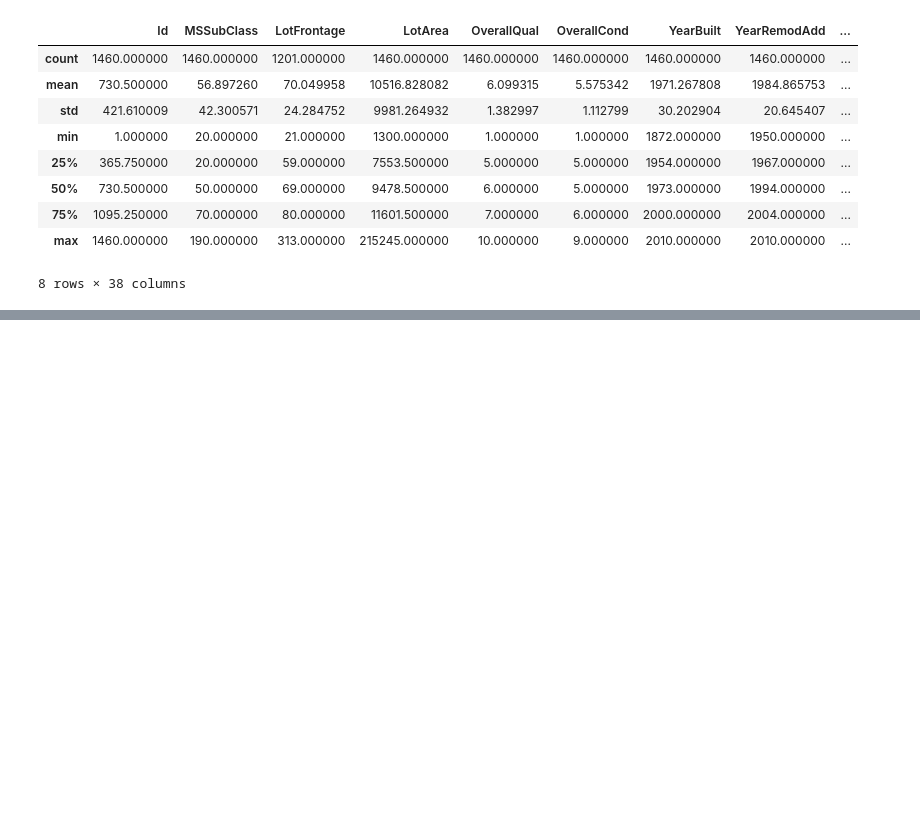
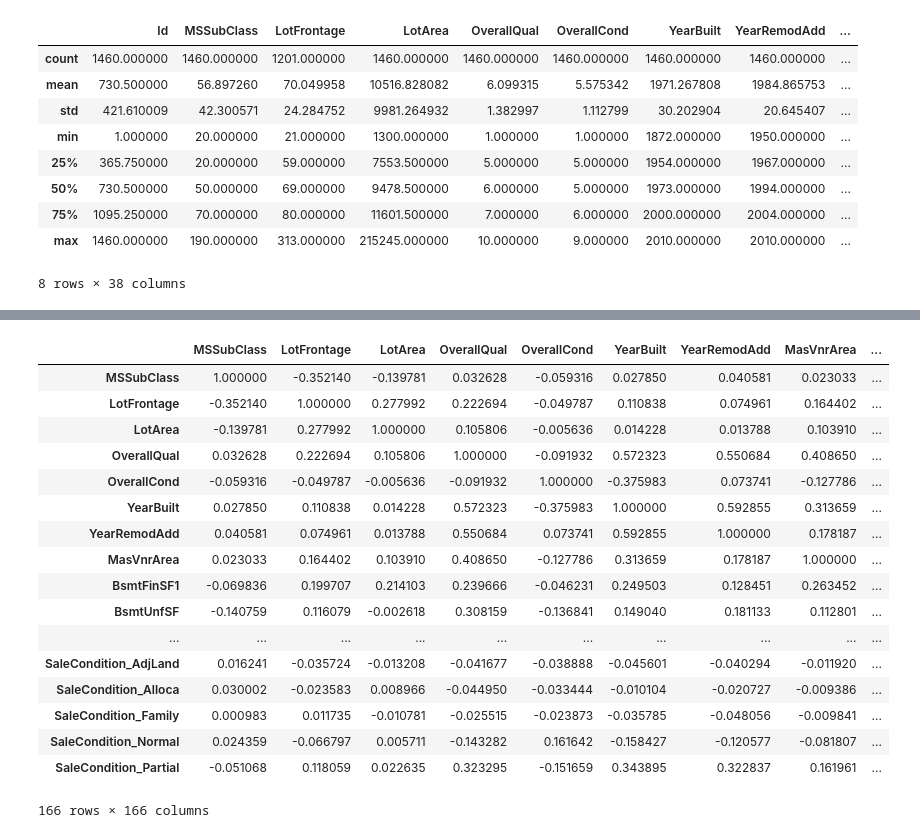
Before and after one commit to LycheeLisa/AnalyticsComp, a Jupyter notebook: Housing Competition.ipynb, the cells around one changed output, grey strips where cells are left out. Saved outputs shown, nothing was run; the diff lists cells and outputs as text; code cells hidden in the pictures; blank space fills up the shorter version.

```diff
--- a/Housing Competition.ipynb
+++ b/Housing Competition.ipynb
@@ -108,0 +216,28 @@ house_data_no_string
+# %%
+correlated_columns = ['Id', 'GarageArea', 'BsmtFinSF2', 'LowQualFinSF', 'BsmtHalfBath', 'YrSold', 'MoSold', 'Neighborhood_Somerst', 'Exterior1st_CBlock', 'Exterior1st_CemntBd', 'Exterior1st_HdBoard', 'Exterior1st_MetalSd', 'Exterior1st_VinylSd', 'Exterior1st_Wd Sdng', 'MiscVal']
+dropped_correlated = house_data_no_string.drop(correlated_columns, axis=1)
+dropped_correlated_test = house_test_no_string.drop(correlated_columns, axis=1)
+
+# print len(dropped_correlated_test.columns)
+# print len(dropped_correlated.columns)
+
+dropped_correlated.corr()
+# %% [output]
+|  | MSSubClass | LotFrontage | LotArea | OverallQual | OverallCond | YearBuilt | YearRemodAdd | MasVnrArea | ... |
+| MSSubClass | 1.000000 | -0.352140 | -0.139781 | 0.032628 | -0.059316 | 0.027850 | 0.040581 | 0.023033 | ... |
+| LotFrontage | -0.352140 | 1.000000 | 0.277992 | 0.222694 | -0.049787 | 0.110838 | 0.074961 | 0.164402 | ... |
+| LotArea | -0.139781 | 0.277992 | 1.000000 | 0.105806 | -0.005636 | 0.014228 | 0.013788 | 0.103910 | ... |
+| OverallQual | 0.032628 | 0.222694 | 0.105806 | 1.000000 | -0.091932 | 0.572323 | 0.550684 | 0.408650 | ... |
+| OverallCond | -0.059316 | -0.049787 | -0.005636 | -0.091932 | 1.000000 | -0.375983 | 0.073741 | -0.127786 | ... |
+| YearBuilt | 0.027850 | 0.110838 | 0.014228 | 0.572323 | -0.375983 | 1.000000 | 0.592855 | 0.313659 | ... |
+| YearRemodAdd | 0.040581 | 0.074961 | 0.013788 | 0.550684 | 0.073741 | 0.592855 | 1.000000 | 0.178187 | ... |
+| MasVnrArea | 0.023033 | 0.164402 | 0.103910 | 0.408650 | -0.127786 | 0.313659 | 0.178187 | 1.000000 | ... |
+| BsmtFinSF1 | -0.069836 | 0.199707 | 0.214103 | 0.239666 | -0.046231 | 0.249503 | 0.128451 | 0.263452 | ... |
+| BsmtUnfSF | -0.140759 | 0.116079 | -0.002618 | 0.308159 | -0.136841 | 0.149040 | 0.181133 | 0.112801 | ... |
+| ... | ... | ... | ... | ... | ... | ... | ... | ... | ... |
+| SaleCondition_AdjLand | 0.016241 | -0.035724 | -0.013208 | -0.041677 | -0.038888 | -0.045601 | -0.040294 | -0.011920 | ... |
+| SaleCondition_Alloca | 0.030002 | -0.023583 | 0.008966 | -0.044950 | -0.033444 | -0.010104 | -0.020727 | -0.009386 | ... |
+| SaleCondition_Family | 0.000983 | 0.011735 | -0.010781 | -0.025515 | -0.023873 | -0.035785 | -0.048056 | -0.009841 | ... |
+| SaleCondition_Normal | 0.024359 | -0.066797 | 0.005711 | -0.143282 | 0.161642 | -0.158427 | -0.120577 | -0.081807 | ... |
+| SaleCondition_Partial | -0.051068 | 0.118059 | 0.022635 | 0.323295 | -0.151659 | 0.343895 | 0.322837 | 0.161961 | ... |
+166 rows × 166 columns
```
Also changed, not shown: parts of 11 cells of this notebook.
